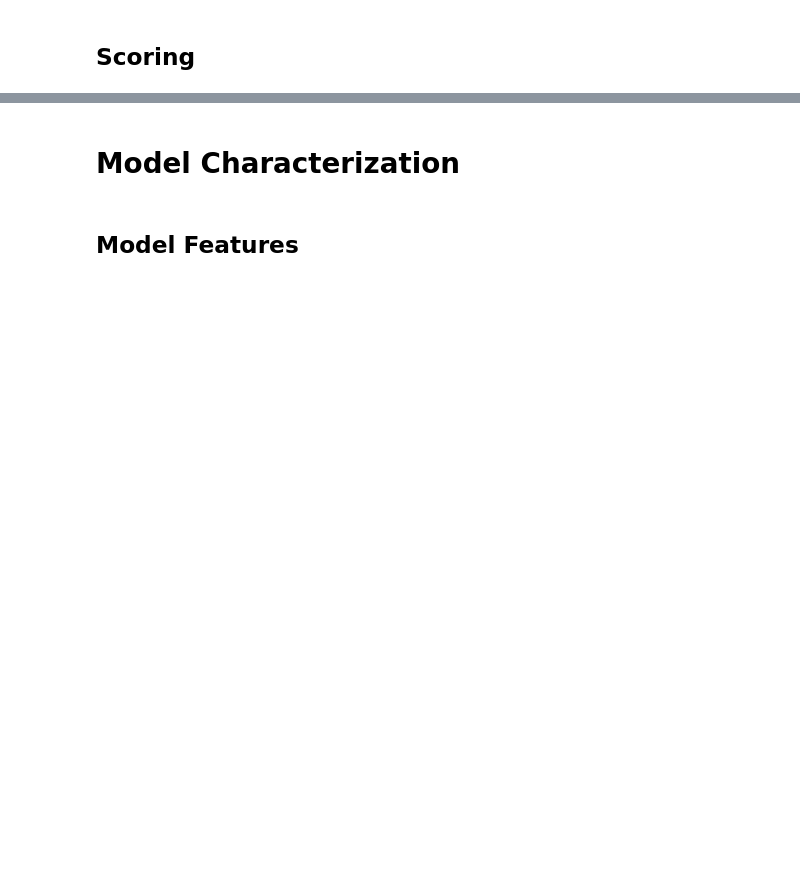
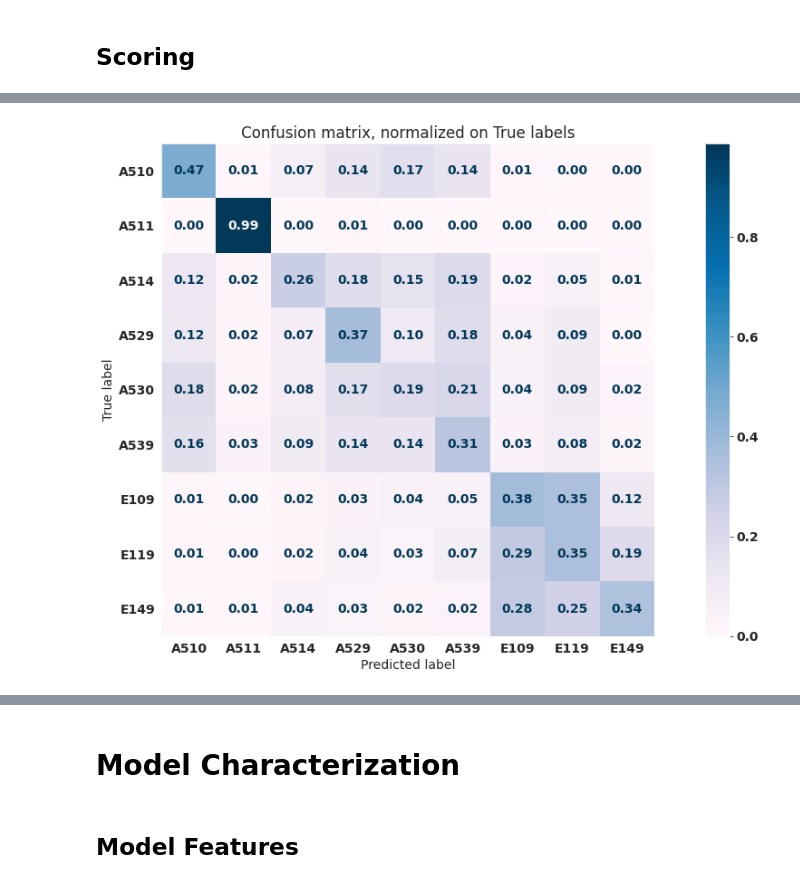
Before and after one commit to JuanGomez12/DataScience4AllProject, a Jupyter notebook: scripts/train_ml.ipynb, the cells around one changed output, grey strips where cells are left out. Drawn from its saved outputs; the diff is of its cells as text; code cells hidden in the pictures; blank space fills up the shorter version.

```diff
--- a/scripts/train_ml.ipynb
+++ b/scripts/train_ml.ipynb
@@ -42,7 +49,7 @@ target_feature = 'Código'
 text_feature = 'Plan'
 
 # Hyperparameter tuning configuration
-fit_pipeline = False
+fit_pipeline = True
 cv = 5
 n_iter = 24
 n_jobs = -3
@@ -184,7 +249,7 @@ categorical_features = [
     "EstadoCivil",
     # "TSangre",
     # "Tipo",
-    "top_lab_code",
+    "top_lab_name",
 ]
 # %%
 # Add the GPU prediction if we are using a GPU model for predicting the data
@@ -302,16 +487,26 @@ score
 # %%
 labels_decoded = label_encoder.inverse_transform(best_model['estimator'].classes_)
+
+font = {'family' : 'normal',
+    'weight' : 'bold',
+    'size'   : 14}
+
+plt.rc('font', **font)
 
 with sns.axes_style("dark"):
     fig, ax = plt.subplots(figsize=(20,10))
     disp = ConfusionMatrixDisplay.from_predictions(
         y_test,
         best_model.predict(X_test),
         display_labels=labels_decoded,
         normalize='true',
-        ax=ax, cmap='viridis',
-        values_format=".2f")
-    _ = ax.set_title('Confusion matrix, normalized on True labels')
+        ax=ax,
+        cmap='PuBu',
+        values_format=".2f"
+        )
+    _ = ax.set_title(f'Confusion matrix, normalized on True labels')
     plt.show()
+# %% [output]
+[figure, added]
 # %%
 score.loc[0,'classification_report'].round(2).rename(index={str(class_label):label for class_label, label in zip(best_model['estimator'].classes_, labels_decoded)})
```
Also changed, not shown: parts of 28 cells of this notebook.
